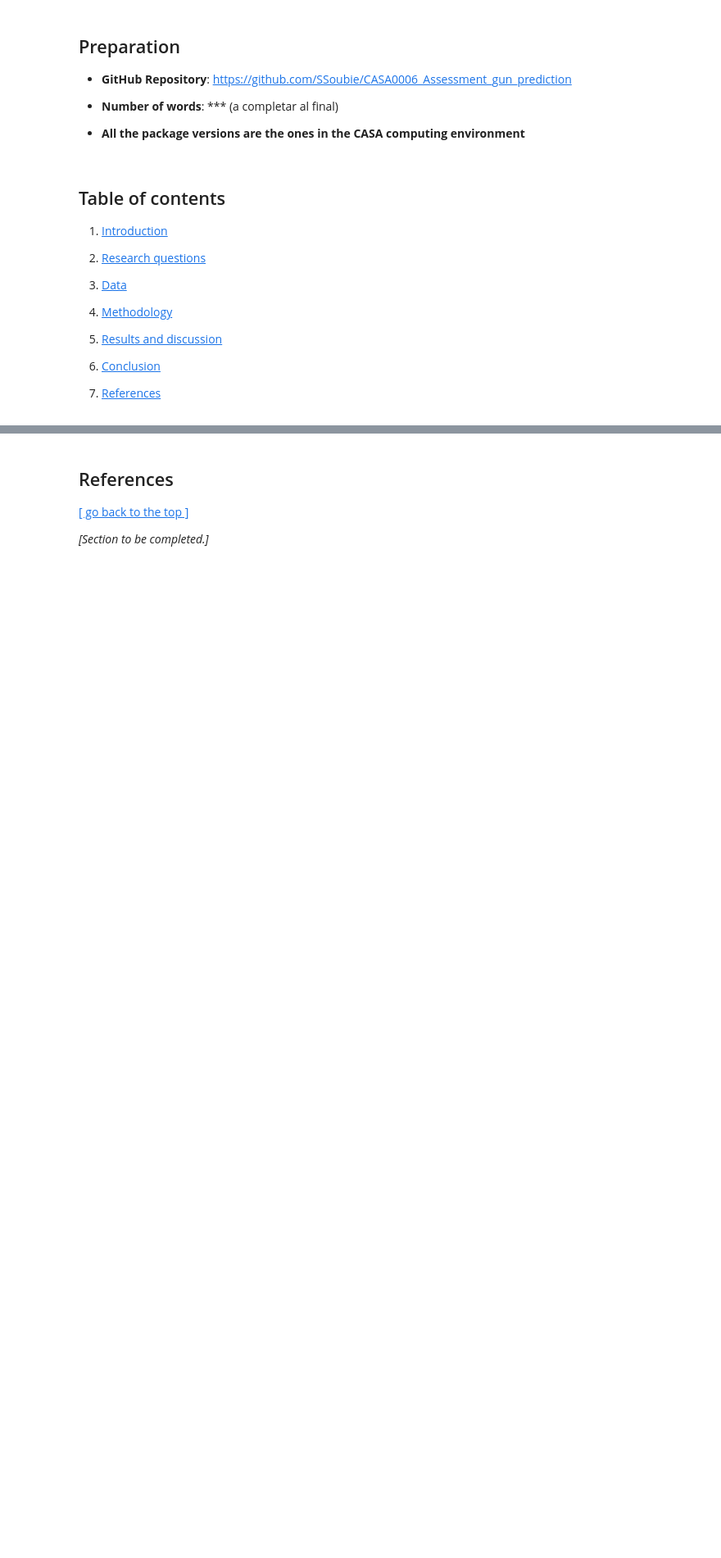
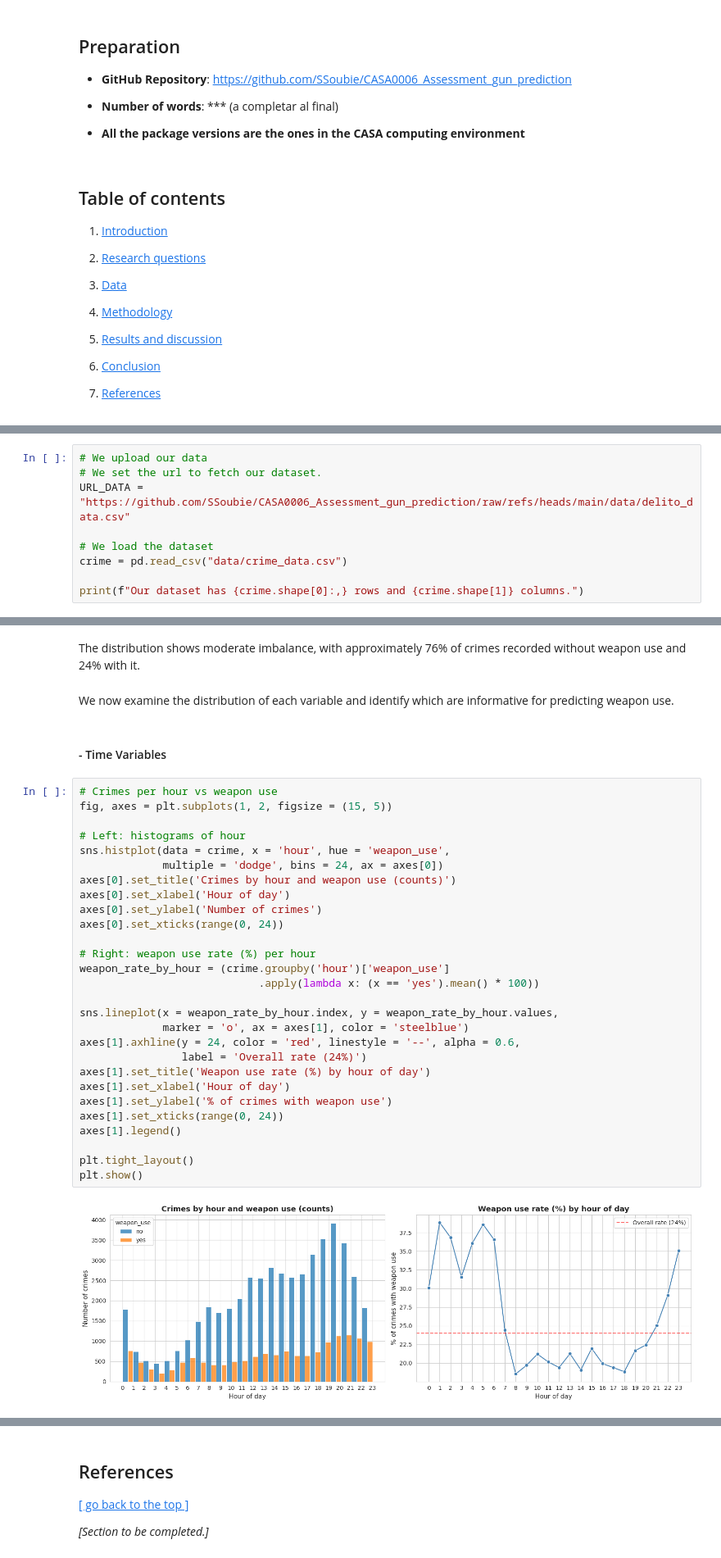
Before and after one commit to SSoubie/CASA0006_Assessment_gun_prediction, a Jupyter notebook: Template_submission_CASA0006.ipynb, the cells around one changed output, grey strips where cells are left out. Shown at 82% size. Saved outputs shown, nothing was run; the diff lists cells and outputs as text; blank space fills up the shorter version.

Commit message:
Data wrangling

```diff
--- a/Template_submission_CASA0006.ipynb
+++ b/Template_submission_CASA0006.ipynb
@@ -123,0 +118,9 @@ crime.describe()
+# %%
+# We upload our data
+# We set the url to fetch our dataset.
+URL_DATA = "https://github.com/SSoubie/CASA0006_Assessment_gun_prediction/raw/refs/heads/main/data/delito_data.csv"
+
+# We load the dataset
+crime = pd.read_csv("data/crime_data.csv")
+
+print(f"Our dataset has {crime.shape[0]:,} rows and {crime.shape[1]} columns.")
@@ -123,0 +170,36 @@ crime.describe()
+# %% [markdown]
+The distribution shows moderate imbalance, with approximately 76% of crimes recorded without weapon use and 24% with it.
+# %% [markdown]
+We now examine the distribution of each variable and identify which are informative for predicting weapon use.
+# %% [markdown]
+#### - Time Variables
+# %%
+# Crimes per hour vs weapon use
+fig, axes = plt.subplots(1, 2, figsize = (15, 5))
+
+# Left: histograms of hour
+sns.histplot(data = crime, x = 'hour', hue = 'weapon_use',
+             multiple = 'dodge', bins = 24, ax = axes[0])
+axes[0].set_title('Crimes by hour and weapon use (counts)')
+axes[0].set_xlabel('Hour of day')
+axes[0].set_ylabel('Number of crimes')
+axes[0].set_xticks(range(0, 24))
+
+# Right: weapon use rate (%) per hour
+weapon_rate_by_hour = (crime.groupby('hour')['weapon_use']
+                            .apply(lambda x: (x == 'yes').mean() * 100))
+
+sns.lineplot(x = weapon_rate_by_hour.index, y = weapon_rate_by_hour.values,
+             marker = 'o', ax = axes[1], color = 'steelblue')
+axes[1].axhline(y = 24, color = 'red', linestyle = '--', alpha = 0.6,
+                label = 'Overall rate (24%)')
+axes[1].set_title('Weapon use rate (%) by hour of day')
+axes[1].set_xlabel('Hour of day')
+axes[1].set_ylabel('% of crimes with weapon use')
+axes[1].set_xticks(range(0, 24))
+axes[1].legend()
+
+plt.tight_layout()
+plt.show()
+# %% [output]
+[figure, added]
```
Also changed, not shown: parts of 84 cells of this notebook, 6 other files.
